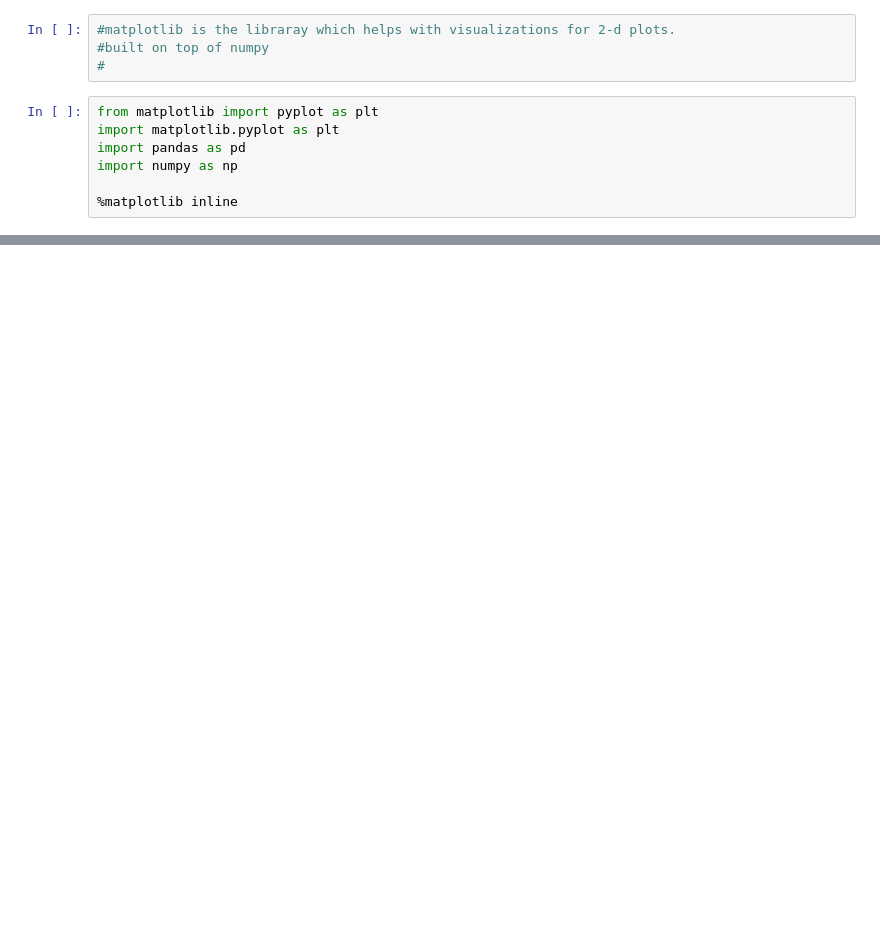
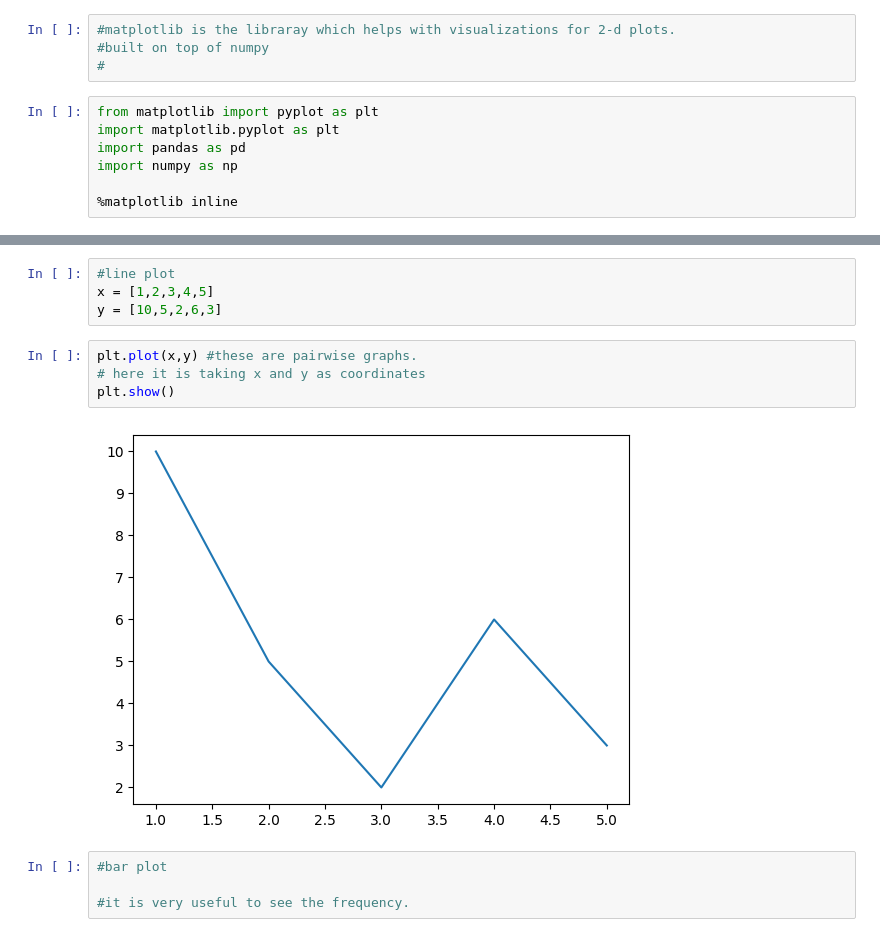
Before and after one commit to NikitaaArora/Ineuron, a Jupyter notebook: Python/Libraries/PANDAS/matplotlib_class.ipynb, the cells around one changed output, grey strips where cells are left out. Drawn from its saved outputs; the diff is of its cells as text; blank space fills up the shorter version.

```diff
--- a/Python/Libraries/PANDAS/matplotlib_class.ipynb
+++ b/Python/Libraries/PANDAS/matplotlib_class.ipynb
@@ -23,3 +23,17 @@ titanic.head()
 | 2 | 3 | 1 | 3 | Heikkinen, Miss. Laina | female | 26.0 | 0 | 0 | STON/O2. 3101282 | 7.9250 | ... |
 | 3 | 4 | 1 | 1 | Futrelle, Mrs. Jacques Heath (Lil... | female | 35.0 | 1 | 0 | 113803 | 53.1000 | ... |
 | 4 | 5 | 0 | 3 | Allen, Mr. William Henry | male | 35.0 | 0 | 0 | 373450 | 8.0500 | ... |
+# %%
+#line plot
+x = [1,2,3,4,5]
+y = [10,5,2,6,3]
+# %%
+plt.plot(x,y) #these are pairwise graphs.
+# here it is taking x and y as coordinates
+plt.show()
+# %% [output]
+[figure, added]
+# %%
+#bar plot
+
+#it is very useful to see the frequency.
```
Also changed, not shown: parts of 31 cells of this notebook.
